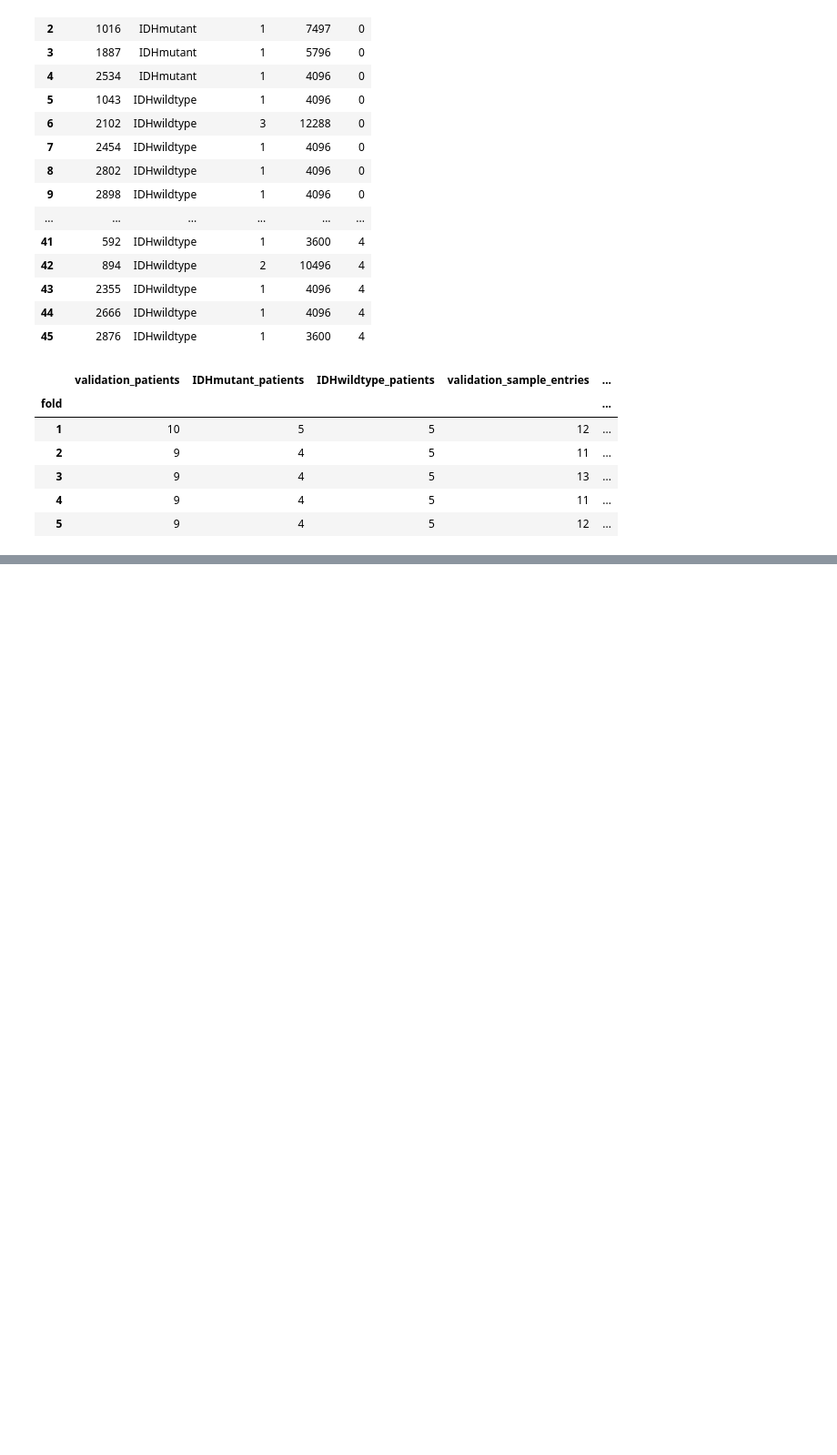
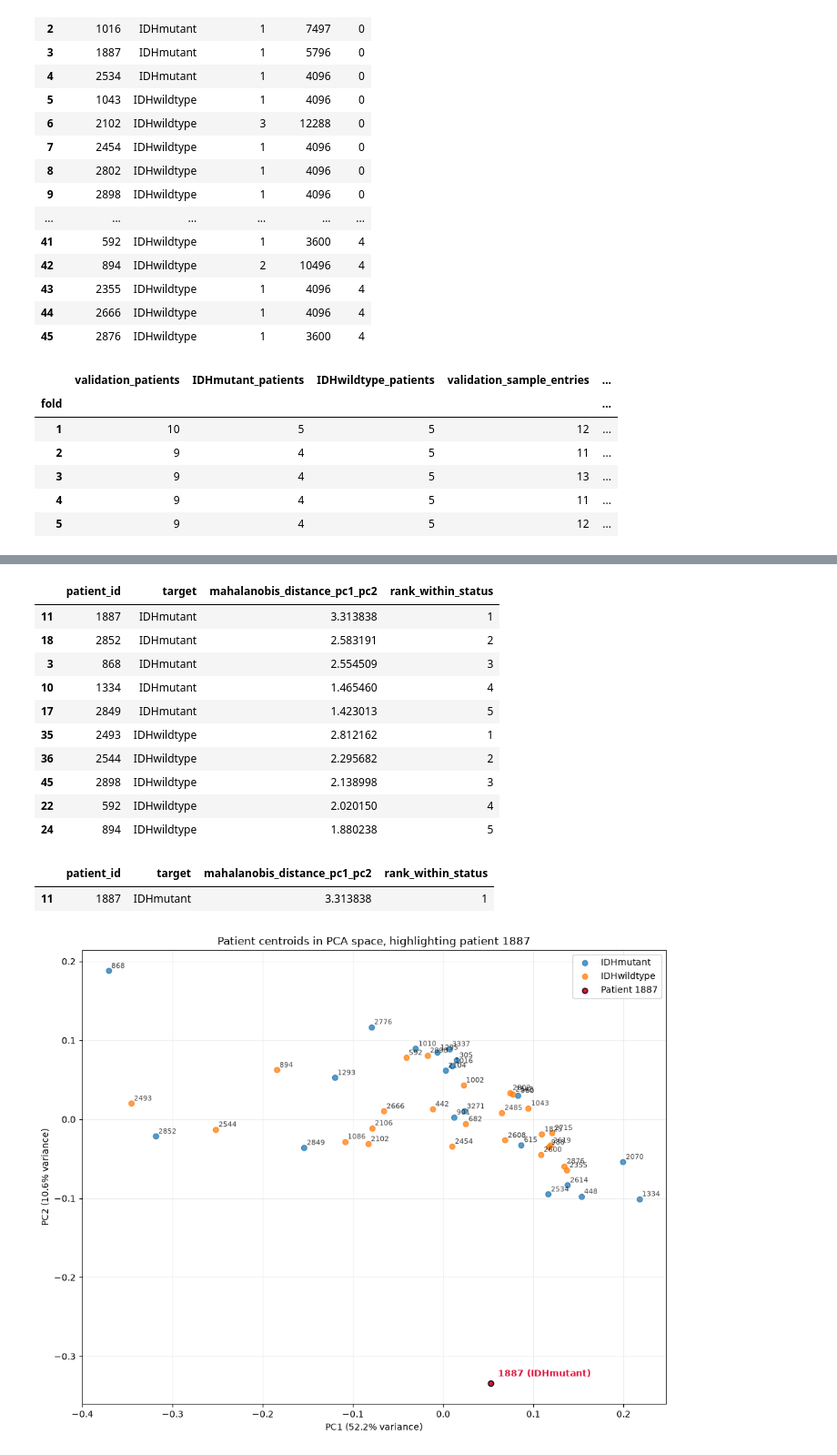
Before and after one commit to belindbl/glioma-raman-gp-classification, a Jupyter notebook: notebooks/01_data_exploration.ipynb, the cells around one changed output, grey strips where cells are left out. Shown at 91% size. Cells and saved outputs as stored; diff of their text form; code cells hidden in the pictures; blank space fills up the shorter version.

```diff
--- a/notebooks/01_data_exploration.ipynb
+++ b/notebooks/01_data_exploration.ipynb
@@ -178,0 +320,51 @@ display(fold_summary)
+# %%
+from numpy.linalg import pinv
+centroid_scores_2d = patient_centroid_scores[:, :2]
+distance_rows = []
+for status in np.unique(patient_statuses):
+    mask = patient_statuses == status
+    group_scores = centroid_scores_2d[mask]
+    centered = group_scores - group_scores.mean(axis=0)
+    inverse_covariance = pinv(np.cov(group_scores, rowvar=False))
+    distances = np.sqrt(np.einsum('ij,jk,ik->i', centered, inverse_covariance, centered))
+    distance_rows.extend(zip(patient_ids[mask], patient_statuses[mask], distances))
+patient_distance_ranking = pd.DataFrame(distance_rows, columns=['patient_id', 'target', 'mahalanobis_distance_pc1_pc2'])
+patient_distance_ranking['rank_within_status'] = patient_distance_ranking.groupby('target')['mahalanobis_distance_pc1_pc2'].rank(method='min', ascending=False).astype(int)
+display(patient_distance_ranking.sort_values(['target', 'rank_within_status']).groupby('target').head(5))
+patient_1887 = patient_distance_ranking.loc[patient_distance_ranking['patient_id'] == 1887]
+display(patient_1887)
+
+fig, ax = plt.subplots(figsize=(10, 8))
+for status, color in colors.items():
+    mask = patient_statuses == status
+    ax.scatter(centroid_scores_2d[mask, 0], centroid_scores_2d[mask, 1], color=color, alpha=0.75, label=status)
+    for pid, x, y in zip(patient_ids[mask], centroid_scores_2d[mask, 0], centroid_scores_2d[mask, 1]):
+        if pid != 1887:
+            ax.annotate(str(pid), (x, y), xytext=(3, 3), textcoords='offset points', fontsize=8, alpha=0.75)
+if not patient_1887.empty:
+    row = int(np.flatnonzero(patient_ids == 1887)[0])
+    x, y = centroid_scores_2d[row]
+    ax.scatter([x], [y], color='crimson', edgecolor='black', label='Patient 1887', zorder=5)
+    ax.annotate('1887 (IDHmutant)', (x, y), xytext=(8, 8), textcoords='offset points', color='crimson', fontweight='bold')
+ax.set_xlabel(f'PC1 ({pca.explained_variance_ratio_[0]:.1%} variance)')
+ax.set_ylabel(f'PC2 ({pca.explained_variance_ratio_[1]:.1%} variance)')
+ax.set_title('Patient centroids in PCA space, highlighting patient 1887')
+ax.grid(alpha=0.2)
+ax.legend()
+fig.tight_layout()
+plt.show()
+# %% [output]
+|  | patient_id | target | mahalanobis_distance_pc1_pc2 | rank_within_status |
+| 11 | 1887 | IDHmutant | 3.313838 | 1 |
+| 18 | 2852 | IDHmutant | 2.583191 | 2 |
+| 3 | 868 | IDHmutant | 2.554509 | 3 |
+| 10 | 1334 | IDHmutant | 1.465460 | 4 |
+| 17 | 2849 | IDHmutant | 1.423013 | 5 |
+| 35 | 2493 | IDHwildtype | 2.812162 | 1 |
+| 36 | 2544 | IDHwildtype | 2.295682 | 2 |
+| 45 | 2898 | IDHwildtype | 2.138998 | 3 |
+| 22 | 592 | IDHwildtype | 2.020150 | 4 |
+| 24 | 894 | IDHwildtype | 1.880238 | 5 |
+|  | patient_id | target | mahalanobis_distance_pc1_pc2 | rank_within_status |
+| 11 | 1887 | IDHmutant | 3.313838 | 1 |
+[figure, added]
```
Also changed, not shown: parts of 6 cells of this notebook.
